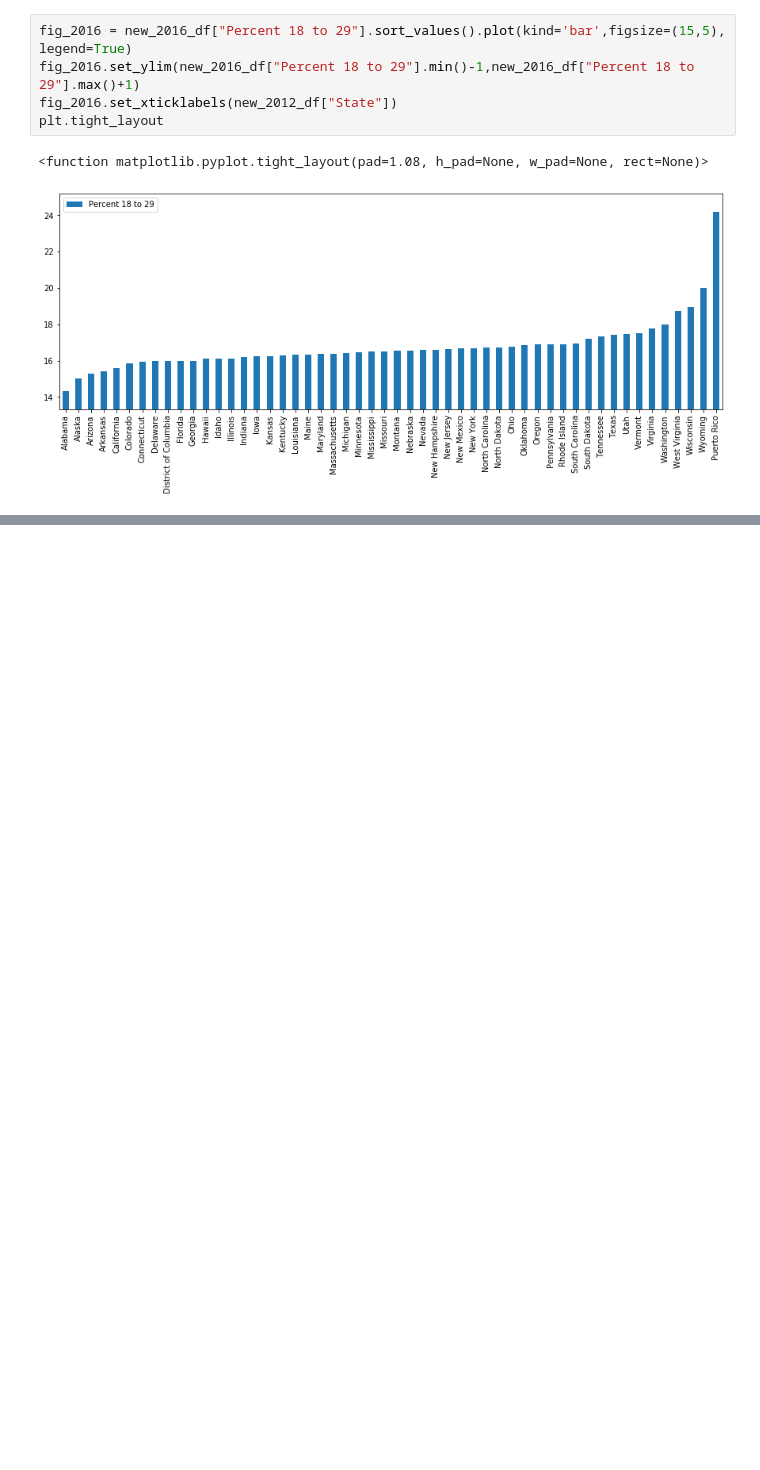
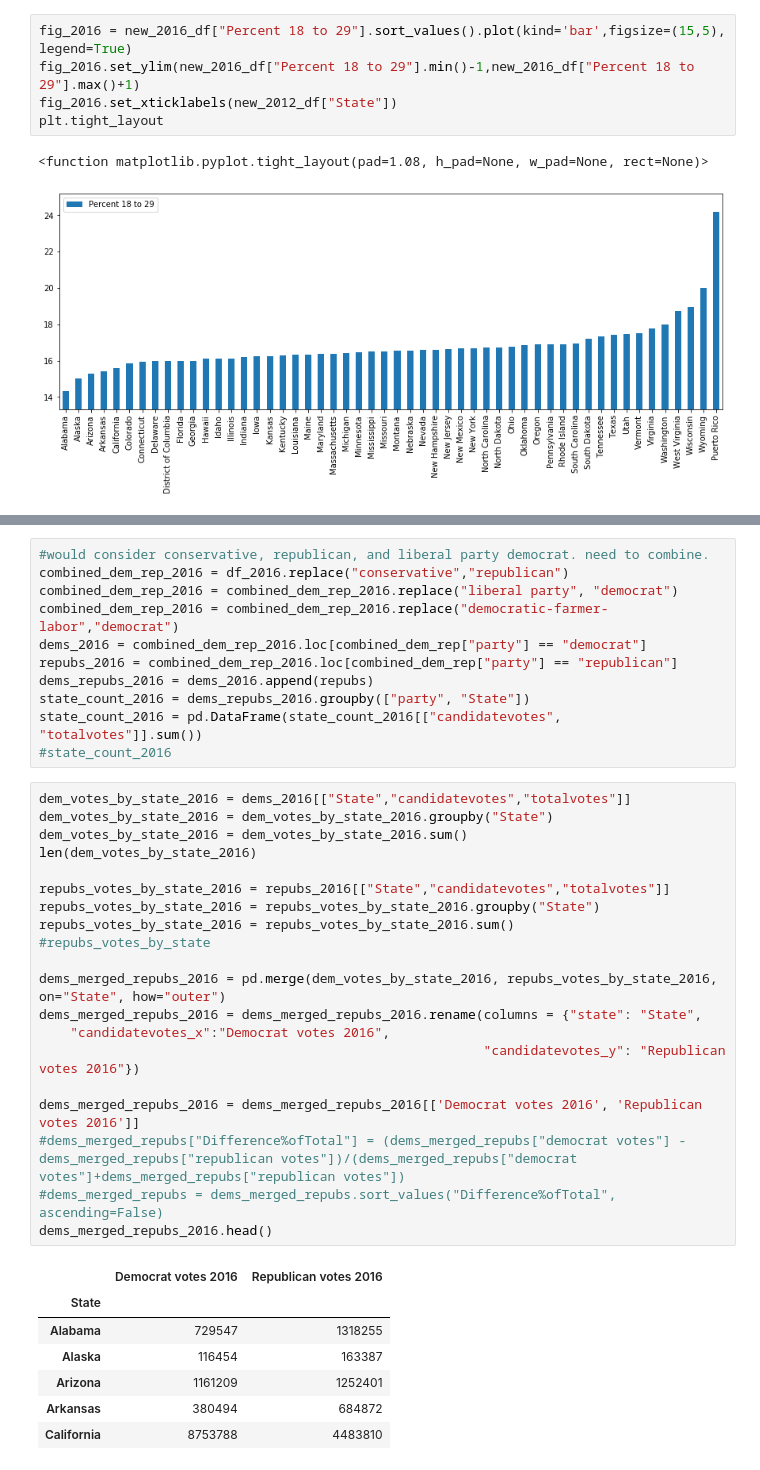
Before and after one commit to CodingMage/project_1_TeamTuring, a Jupyter notebook: connor-data.ipynb, the cells around one changed output, grey strips where cells are left out. Cells and saved outputs as stored; diff of their text form; blank space fills up the shorter version.

```diff
--- a/connor-data.ipynb
+++ b/connor-data.ipynb
@@ -410,0 +456,39 @@ plt.tight_layout
+# %%
+#would consider conservative, republican, and liberal party democrat. need to combine.
+combined_dem_rep_2016 = df_2016.replace("conservative","republican")
+combined_dem_rep_2016 = combined_dem_rep_2016.replace("liberal party", "democrat")
+combined_dem_rep_2016 = combined_dem_rep_2016.replace("democratic-farmer-labor","democrat")
+dems_2016 = combined_dem_rep_2016.loc[combined_dem_rep["party"] == "democrat"]
+repubs_2016 = combined_dem_rep_2016.loc[combined_dem_rep["party"] == "republican"]
+dems_repubs_2016 = dems_2016.append(repubs)
+state_count_2016 = dems_repubs_2016.groupby(["party", "State"])
+state_count_2016 = pd.DataFrame(state_count_2016[["candidatevotes", "totalvotes"]].sum())
+#state_count_2016
+# %%
+dem_votes_by_state_2016 = dems_2016[["State","candidatevotes","totalvotes"]]
+dem_votes_by_state_2016 = dem_votes_by_state_2016.groupby("State")
+dem_votes_by_state_2016 = dem_votes_by_state_2016.sum()
+len(dem_votes_by_state_2016)
+
+repubs_votes_by_state_2016 = repubs_2016[["State","candidatevotes","totalvotes"]]
+repubs_votes_by_state_2016 = repubs_votes_by_state_2016.groupby("State")
+repubs_votes_by_state_2016 = repubs_votes_by_state_2016.sum()
+#repubs_votes_by_state
+
+dems_merged_repubs_2016 = pd.merge(dem_votes_by_state_2016, repubs_votes_by_state_2016, on="State", how="outer")
+dems_merged_repubs_2016 = dems_merged_repubs_2016.rename(columns = {"state": "State",
+    "candidatevotes_x":"Democrat votes 2016",
+                                                         "candidatevotes_y": "Republican votes 2016"})
+
+dems_merged_repubs_2016 = dems_merged_repubs_2016[['Democrat votes 2016', 'Republican votes 2016']]
+#dems_merged_repubs["Difference%ofTotal"] = (dems_merged_repubs["democrat votes"] - dems_merged_repubs["republican votes"])/(dems_merged_repubs["democrat votes"]+dems_merged_repubs["republican votes"])
+#dems_merged_repubs = dems_merged_repubs.sort_values("Difference%ofTotal", ascending=False)
+dems_merged_repubs_2016.head()
+# %% [output]
+|  | Democrat votes 2016 | Republican votes 2016 |
+| State |  |  |
+| Alabama | 729547 | 1318255 |
+| Alaska | 116454 | 163387 |
+| Arizona | 1161209 | 1252401 |
+| Arkansas | 380494 | 684872 |
+| California | 8753788 | 4483810 |
```
Also changed, not shown: parts of 7 cells of this notebook, 1 other file.
